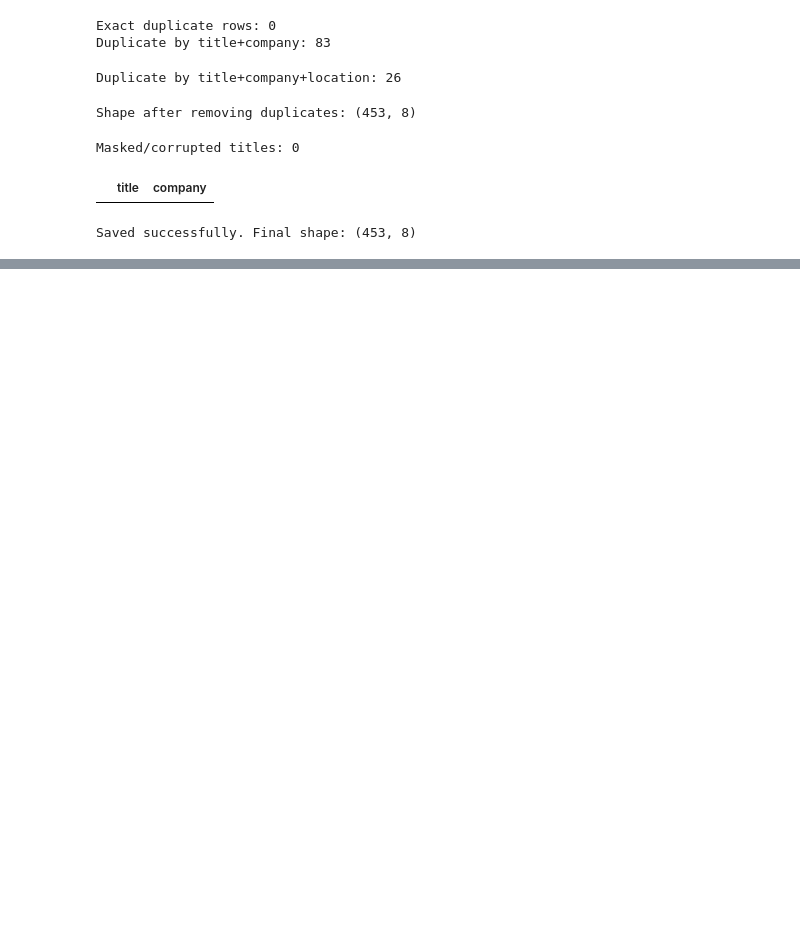
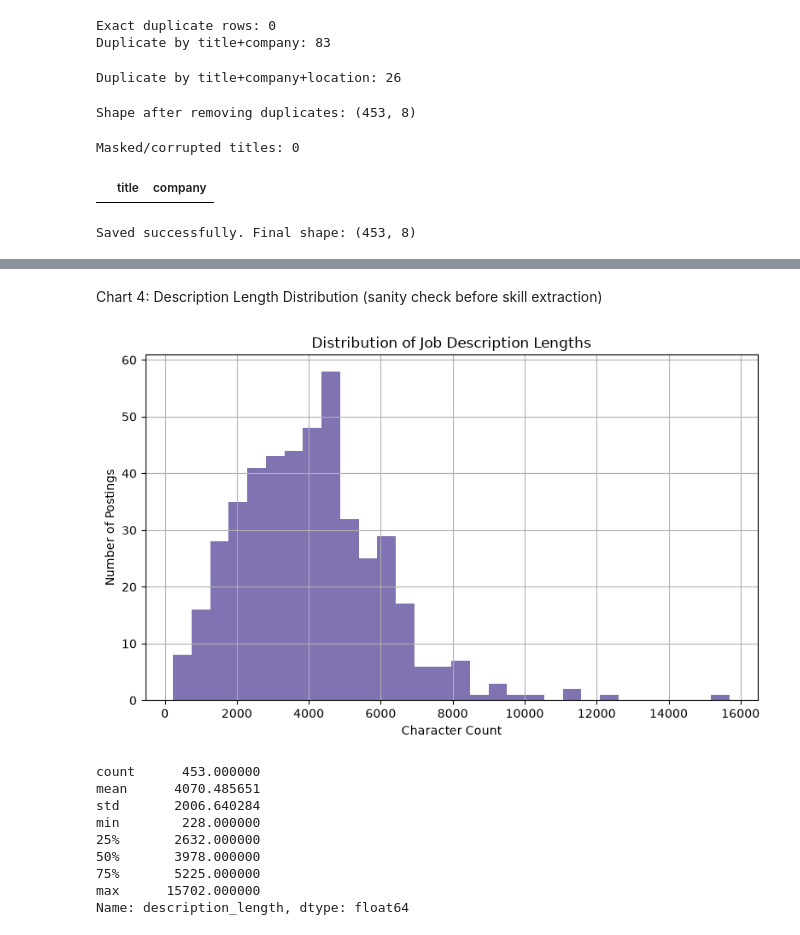
Before and after one commit to BhuvanJJ0055/skill-demand-analyzer, a Jupyter notebook: notebooks/01_data_exploration.ipynb, the cells around one changed output, grey strips where cells are left out. Saved outputs shown, nothing was run; the diff lists cells and outputs as text; code cells hidden in the pictures; blank space fills up the shorter version.

```diff
--- a/notebooks/01_data_exploration.ipynb
+++ b/notebooks/01_data_exploration.ipynb
@@ -158,0 +236,26 @@ Saved successfully. Final shape: (453, 8)
+# %% [markdown]
+Chart 4: Description Length Distribution (sanity check before skill extraction)
+# %%
+clean_df['description_length'] = clean_df['description'].str.len()
+
+plt.figure(figsize=(8, 5))
+clean_df['description_length'].hist(bins=30, color='#8172B2')
+plt.title('Distribution of Job Description Lengths')
+plt.xlabel('Character Count')
+plt.ylabel('Number of Postings')
+plt.tight_layout()
+plt.savefig('../notebooks/chart4_description_length.png')
+plt.show()
+
+print(clean_df['description_length'].describe())
+# %% [output]
+[figure, added]
+count      453.000000
+mean      4070.485651
+std       2006.640284
+min        228.000000
+25%       2632.000000
+50%       3978.000000
+75%       5225.000000
+max      15702.000000
+Name: description_length, dtype: float64
```
Also changed, not shown: parts of 10 cells of this notebook, 6 other files.
